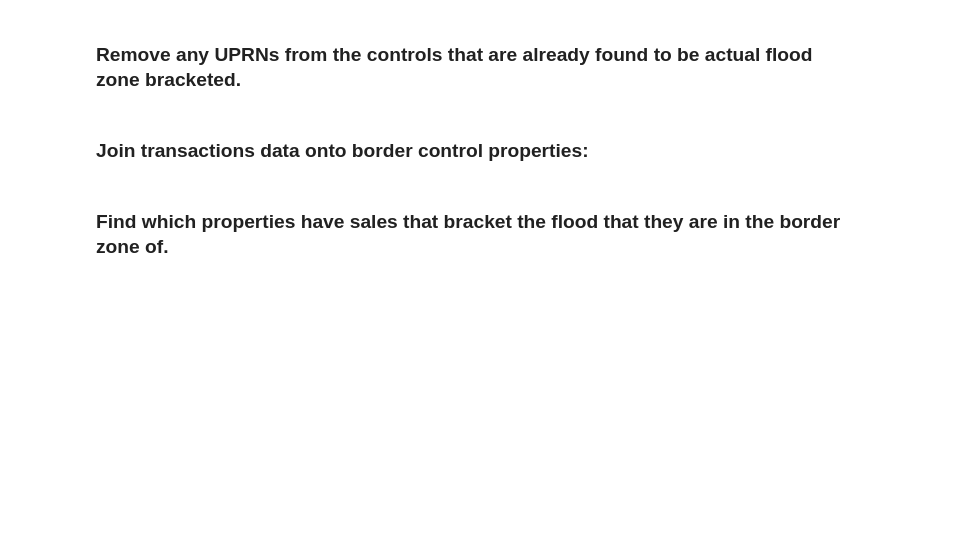
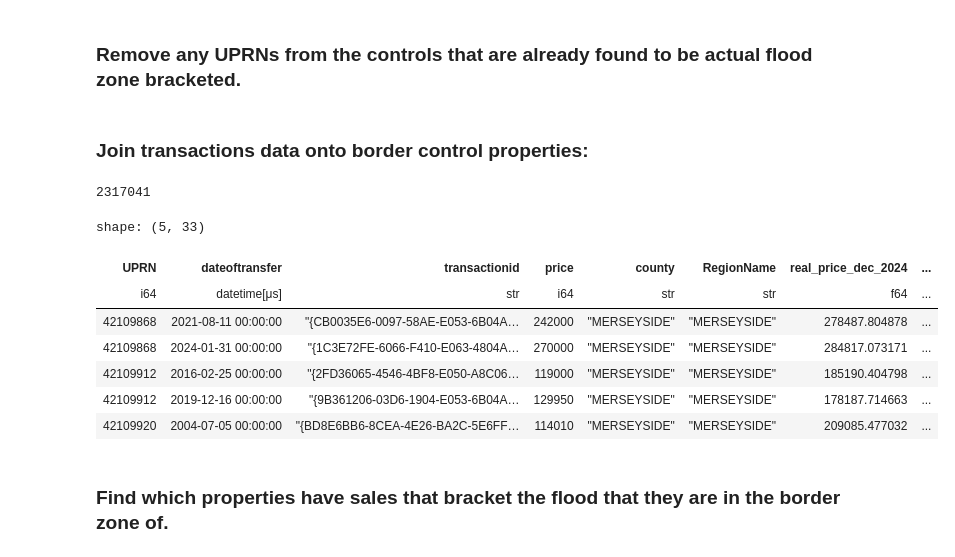
Before and after one commit to SammiGrewal/Flooding-Green-Infrastructure-and-UK-Housing-Markets, a Jupyter notebook: prepare_data.ipynb, the cells around one changed output. Saved outputs shown, nothing was run; the diff lists cells and outputs as text; code cells hidden in the pictures; blank space fills up the shorter version.

```diff
--- a/prepare_data.ipynb
+++ b/prepare_data.ipynb
@@ -573,0 +572,14 @@ control_properties = conn.execute("SELECT * FROM raw_data.control_properties").p
+# %%
+#flood_outlines_active = flood_outlines_gdf.set_geometry('geometry_simplified')
+
+uprns_within_any_flood = gpd.sjoin(
+    uprns_gdf,
+    flood_outlines_gdf,
+    how='inner',
+    predicate='within'
+)
+
+print("a")
+
+uprns_within_any_flood_list = uprns_within_any_flood['UPRN'].unique()
+print(len(uprns_within_any_flood_list))
@@ -573,0 +589,7 @@ control_properties = conn.execute("SELECT * FROM raw_data.control_properties").p
+# %%
+control_properties_truly_clean = control_properties[
+    ~control_properties['UPRN'].isin(uprns_within_any_flood_list)
+]
+
+print(control_properties['UPRN'].nunique())
+print(control_properties_truly_clean['UPRN'].nunique())
@@ -582,16 +607,37 @@ control_properties_clean = control_properties.join(
 # %% [markdown]
 ### Join transactions data onto border control properties:
 # %%
+control_properties_truly_clean_pl = pl.from_pandas(
+    control_properties_truly_clean.drop(columns='geometry') if 'geometry' in control_properties_truly_clean.columns else control_properties_truly_clean
+)
+
+control_properties_dedup = control_properties_truly_clean_pl.unique(subset='UPRN', keep='first')
+
 control_transactions = uprn_transactions.join(
-    control_properties_clean,
+    control_properties_dedup,
     on='UPRN',
     how='inner'
 )
-
-control_transactions = control_transactions.with_columns(
-    pl.col('flood_start').dt.to_string("%Y-%m-%d"),
-    pl.col('flood_end').dt.to_string("%Y-%m-%d")
-)
+# %%
+print(len(control_transactions))
+# %% [output]
+2317041
+# %%
+control_transactions = control_transactions.with_columns(
+    pl.col('dateoftransfer').str.to_datetime("%Y-%m-%d"),
+    pl.col('transfer_date_shifted').str.to_datetime("%Y-%m-%d")
+)
+# %%
+control_transactions.head()
+# %% [output]
+shape: (5, 33)
+| UPRN | dateoftransfer | transactionid | price | county | RegionName | real_price_dec_2024 | ... |
+| i64 | datetime[μs] | str | i64 | str | str | f64 | ... |
+| 42109868 | 2021-08-11 00:00:00 | "{CB0035E6-0097-58AE-E053-6B04A… | 242000 | "MERSEYSIDE" | "MERSEYSIDE" | 278487.804878 | ... |
+| 42109868 | 2024-01-31 00:00:00 | "{1C3E72FE-6066-F410-E063-4804A… | 270000 | "MERSEYSIDE" | "MERSEYSIDE" | 284817.073171 | ... |
+| 42109912 | 2016-02-25 00:00:00 | "{2FD36065-4546-4BF8-E050-A8C06… | 119000 | "MERSEYSIDE" | "MERSEYSIDE" | 185190.404798 | ... |
+| 42109912 | 2019-12-16 00:00:00 | "{9B361206-03D6-1904-E053-6B04A… | 129950 | "MERSEYSIDE" | "MERSEYSIDE" | 178187.714663 | ... |
+| 42109920 | 2004-07-05 00:00:00 | "{BD8E6BB6-8CEA-4E26-BA2C-5E6FF… | 114010 | "MERSEYSIDE" | "MERSEYSIDE" | 209085.477032 | ... |
 # %% [markdown]
 ### Find which properties have sales that bracket the flood that they are in the border zone of.
 # %%
```
Also changed, not shown: parts of 47 cells of this notebook, 1 other file.
